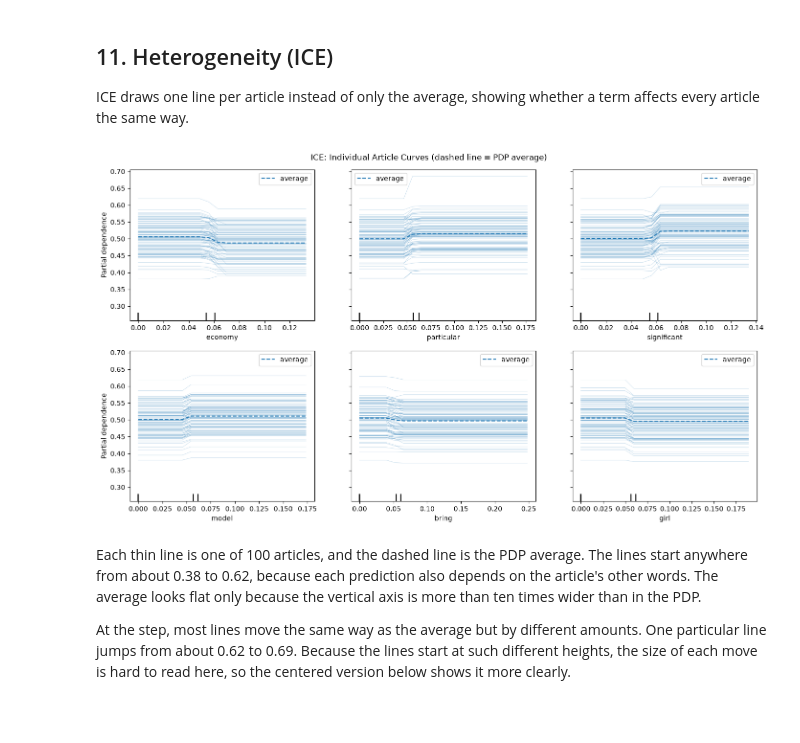
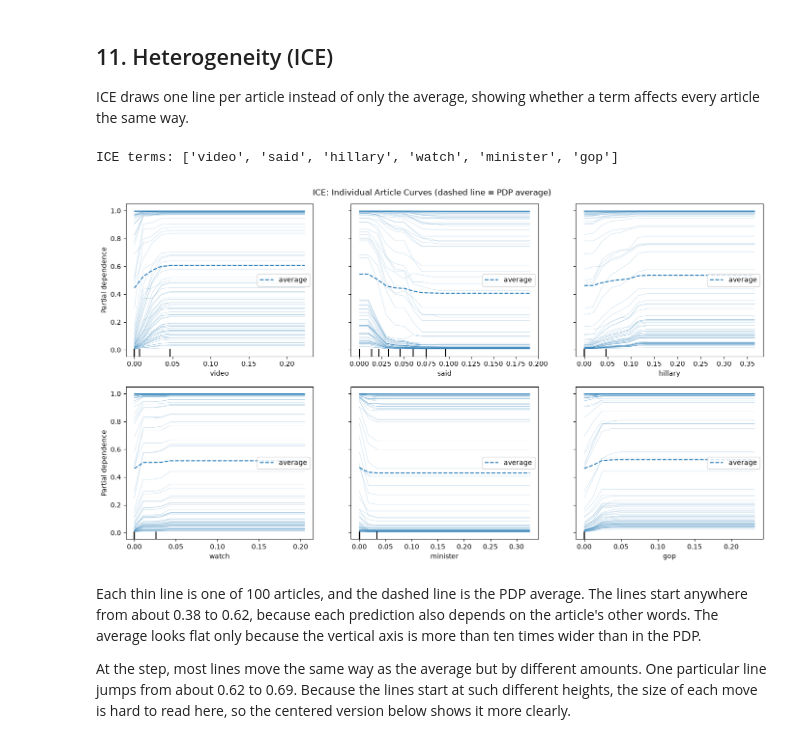
Before and after one commit to jirapon000/XDS_Fake_New_Detection, a Jupyter notebook: XGBoost.ipynb, the cells around one changed output. Cells and saved outputs as stored; diff of their text form; code cells hidden in the pictures; blank space fills up the shorter version.

```diff
--- a/XGBoost.ipynb
+++ b/XGBoost.ipynb
@@ -50,7 +50,7 @@ from preprocessing import (
 # %% [markdown]
 ## 2. Load Cleaned Dataset
 # %%
-df = pd.read_csv("Dataset/fake_news_dataset_cleaned.csv")
+df = pd.read_csv("Dataset/fake_news_dataset_cleaned.csv.gz")
 df[["title", "text", "label", "label_encoded"]].head()
 # %% [output]
 |  | title | text | label | label_encoded |
@@ -250,22 +260,41 @@ Apart from the diagonal, where each term is compared with itself, every cell is
 
 Each of the 30 top terms is shuffled across the test articles, and we measure how much Fake-class recall drops, averaged over 5 repeats. A large drop means the model relies on that term to catch fake articles. A drop near zero means it barely matters.
 # %%
-def permutation_recall_drop(model, X_dense, y_true, col_indices, n_repeats=5, seed=RANDOM_STATE):
+def permutation_recall_drop(model, X_dense, y_true, groups, n_repeats=5, seed=RANDOM_STATE):
+    """Shuffle each group of terms TOGETHER (same row order). A group is either a single term
+    or a set of correlated terms, so correlated terms cannot stand in for each other."""
     rng = np.random.RandomState(seed)
     base = recall_score(y_true, model.predict(X_dense), pos_label=1)
     rows = []
-    for col in col_indices:
-        original = X_dense[:, col].copy()
+    for terms in groups:
+        cols = [tfidf.vocabulary_[t] for t in terms]
+        original = X_dense[:, cols].copy()
         drops = []
         for _ in range(n_repeats):
-            X_dense[:, col] = rng.permutation(original)
+            X_dense[:, cols] = original[rng.permutation(len(original))]
             drops.append(base - recall_score(y_true, model.predict(X_dense), pos_label=1))
-        X_dense[:, col] = original
-        rows.append((feature_names[col], np.mean(drops), np.std(drops)))
+        X_dense[:, cols] = original
+        rows.append((", ".join(terms), np.mean(drops), np.std(drops)))
     result = pd.DataFrame(rows, columns=["term", "mean_recall_drop", "std"])
     return base, result.sort_values("mean_recall_drop", ascending=False)
 
-base_recall, pfi_df = permutation_recall_drop(xgb_model, X_test_dense, y_test, top_idx)
+# Merge the correlated pairs from Section 8 into groups (image-featured + image-getty -> one group)
+term_groups = []
+for a, b in high_pairs.index:
+    linked = [g for g in term_groups if a in g or b in g]
+    merged = {a, b}.union(*linked)
+    term_groups = [g for g in term_groups if g not in linked] + [merged]
+
+# Each correlated group is shuffled as one unit; every other top term on its own
+pfi_groups = []
+for t in top_terms:
+    group = next((g for g in term_groups if t in g), {t})
+    terms = [u for u in top_terms if u in group]          # keep chi-squared order
+    if terms not in pfi_groups:
+        pfi_groups.append(terms)
+
+print(f"{len(top_terms)} top terms -> {len(pfi_groups)} PFI units")
+base_recall, pfi_df = permutation_recall_drop(xgb_model, X_test_dense, y_test, pfi_groups)
 print(f"Recall before shuffling: {base_recall:.4f}")
 pfi_df.head(7)
 # %% [output]
@@ -405,23 +459,29 @@ The largest steps are for significant (0.501 to 0.523) and economy (0.506 to 0.4
 
 ICE draws one line per article instead of only the average, showing whether a term affects every article the same way.
 # %%
+# ICE has no ALE version, so it only uses terms that are not part of any correlated pair
+correlated_terms = {t for g in term_groups for t in g}
+ice_idx = [i for i in top_idx if feature_names[i] not in correlated_terms][:6]
+print("ICE terms:", list(feature_names[ice_idx]))
+
 ice_display = PartialDependenceDisplay.from_estimator(
     xgb_model, X_sample,
-    features=pdp_idx,
+    features=ice_idx,
     feature_names=list(feature_names),
     kind="both",
     subsample=100,
     grid_resolution=20,
     percentiles=(0, 1),
     n_cols=3,
     random_state=RANDOM_STATE,
 )
 ice_display.figure_.set_size_inches(14, 8)
 ice_display.figure_.suptitle("ICE: Individual Article Curves (dashed line = PDP average)")
 plt.tight_layout()
 plt.show()
 # %% [output]
+ICE terms: ['video', 'said', 'hillary', 'watch', 'minister', 'gop']
-[figure, old version]
+[figure, new version]
 # %% [markdown]
 Each thin line is one of 100 articles, and the dashed line is the PDP average. The lines start anywhere from about 0.38 to 0.62, because each prediction also depends on the article's other words. The average looks flat only because the vertical axis is more than ten times wider than in the PDP.
 
```
Also changed, not shown: parts of 21 cells of this notebook, 3 other files.
